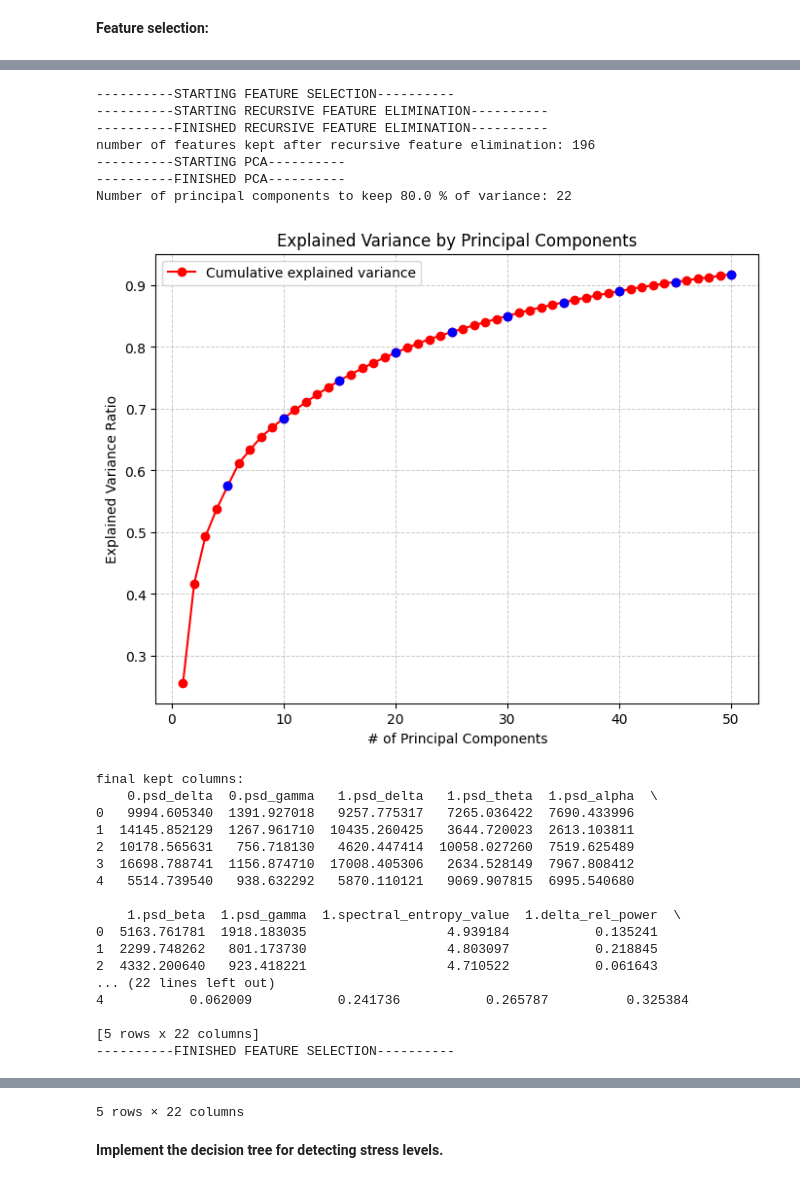
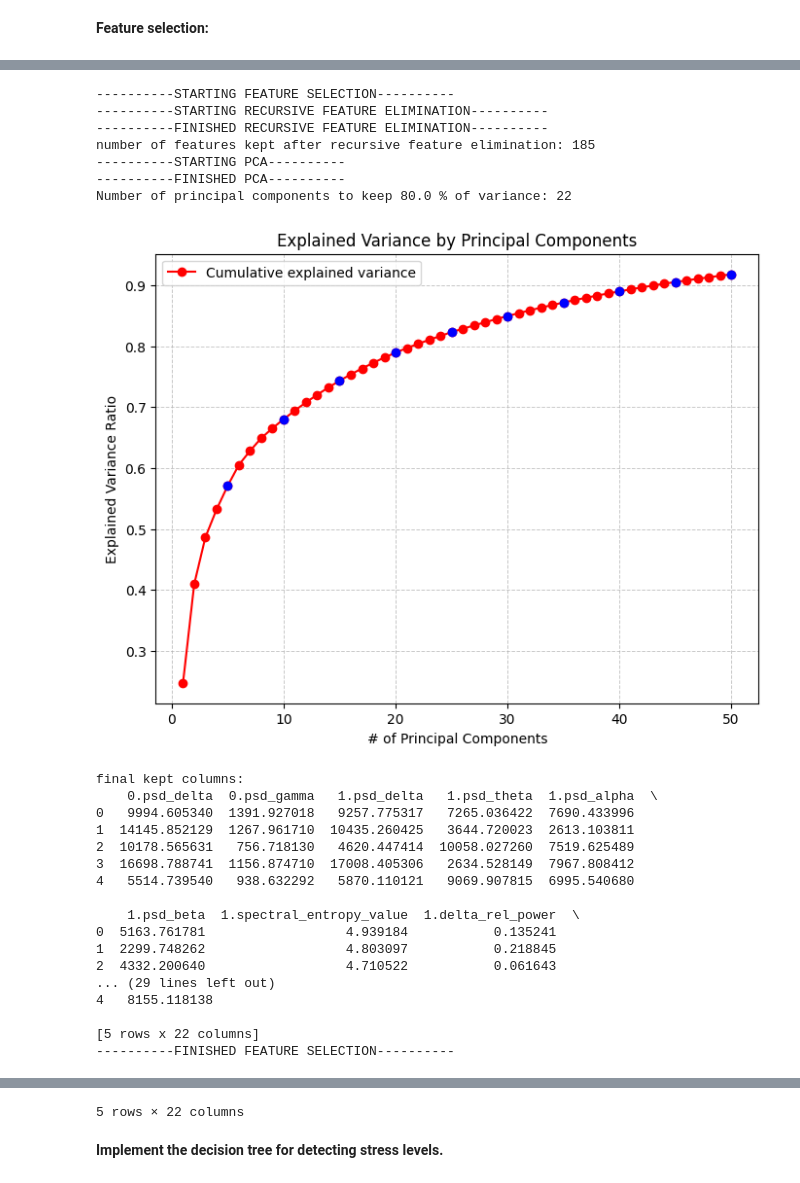
Before and after one commit to ayushilal20/MindWave-Predicting-Mental-States-through-EEG-Data, a Jupyter notebook: Classification/Stress/stress_classification.ipynb, the cells around one changed output, grey strips where cells are left out. Drawn from its saved outputs; the diff is of its cells as text; code cells hidden in the pictures.

```diff
--- a/Classification/Stress/stress_classification.ipynb
+++ b/Classification/Stress/stress_classification.ipynb
@@ -221,15 +221,15 @@ df_M_processed.to_csv('Datasets/df_M_processed.csv')
 # %%
-df_S_processed = perform_feature_selection(df = df_S, variance_threshold=0.8)
-df_S_processed.head()
+df_S_preprocessed = perform_feature_selection(df = df_S, variance_threshold=0.8)
+df_S_preprocessed.head()
 # %% [output]
 ----------STARTING FEATURE SELECTION----------
 ----------STARTING RECURSIVE FEATURE ELIMINATION----------
 ----------FINISHED RECURSIVE FEATURE ELIMINATION----------
-number of features kept after recursive feature elimination: 196
+number of features kept after recursive feature elimination: 185
 ----------STARTING PCA----------
 ----------FINISHED PCA----------
 Number of principal components to keep 80.0 % of variance: 22
-[figure, old version]
+[figure, new version]
 final kept columns:
     0.psd_delta  0.psd_gamma   1.psd_delta   1.psd_theta  1.psd_alpha  \
 0   9994.605340  1391.927018   9257.775317   7265.036422  7690.433996
@@ -238,12 +238,12 @@ final kept columns:
 3  16698.788741  1156.874710  17008.405306   2634.528149  7967.808412
 4   5514.739540   938.632292   5870.110121   9069.907815  6995.540680
 
-    1.psd_beta  1.psd_gamma  1.spectral_entropy_value  1.delta_rel_power  \
-0  5163.761781  1918.183035                  4.939184           0.135241
-1  2299.748262   801.173730                  4.803097           0.218845
-2  4332.200640   923.418221                  4.710522           0.061643
-... (22 lines left out)
-4           0.062009           0.241736           0.265787          0.325384
+    1.psd_beta  1.spectral_entropy_value  1.delta_rel_power  \
+0  5163.761781                  4.939184           0.135241
+1  2299.748262                  4.803097           0.218845
+2  4332.200640                  4.710522           0.061643
+... (29 lines left out)
+4   8155.118138
 
 [5 rows x 22 columns]
 ----------FINISHED FEATURE SELECTION----------
```
Also changed, not shown: parts of 6 cells of this notebook, 6 other files.
